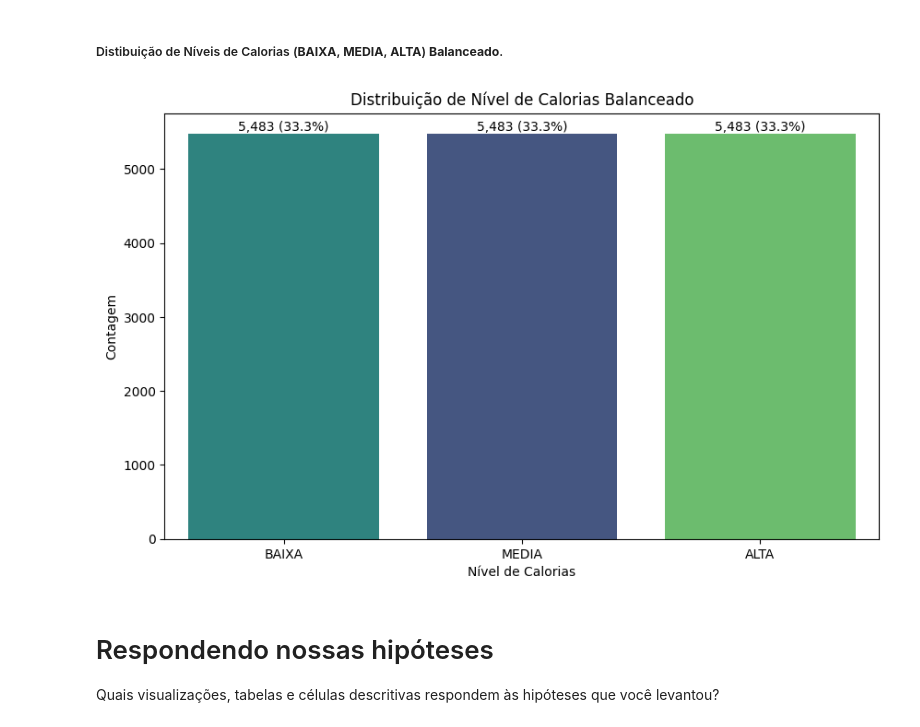
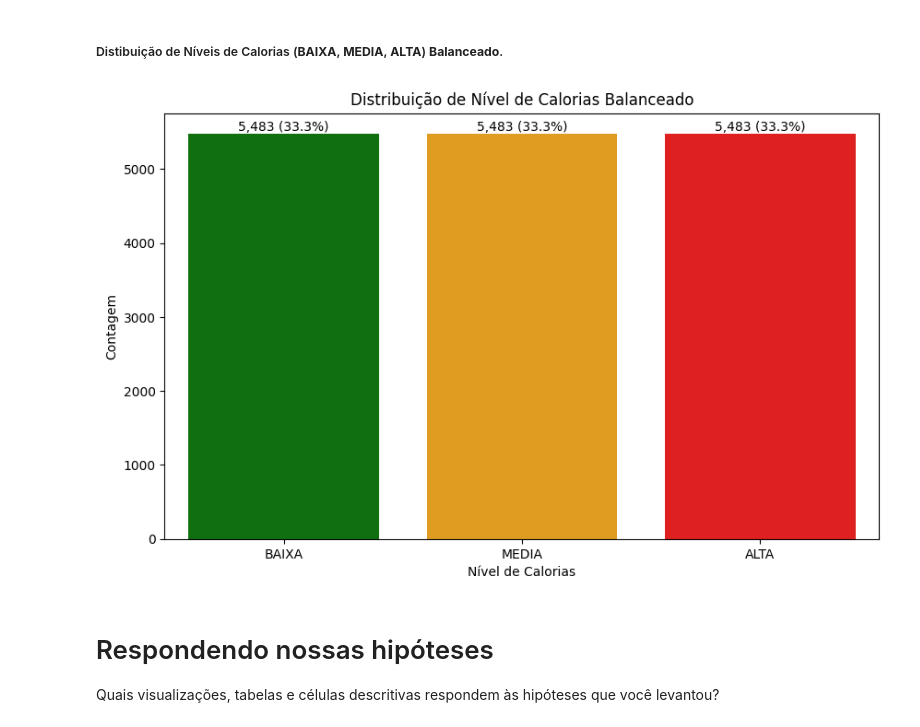
Before and after one commit to MGuidolini/PUC-MVP, a Jupyter notebook: Cópia_de_MVP_Analise_de_Dados_e_Boas_práticas_final.ipynb, the cells around one changed output. Drawn from its saved outputs; the diff is of its cells as text; code cells hidden in the pictures.

```diff
--- a/Cópia_de_MVP_Analise_de_Dados_e_Boas_práticas_final.ipynb
+++ b/Cópia_de_MVP_Analise_de_Dados_e_Boas_práticas_final.ipynb
@@ -288,8 +290,10 @@ dtype: int64
 ###Distibuição de Classes de Calorias (**LOW**, **MEDIUM**, **HIGH**) - **Balanceado**.
 # %%
 plt.figure(figsize=(10, 6))
+# Define a custom palette
+palette_class_colors = {'low': 'green', 'medium': 'orange', 'high': 'red'}
 # gráfico de barras simples
-ax = sns.countplot(x='Classe_de_Calorias', data=dafr_Calorias_balanced, hue='Classe_de_Calorias', palette='viridis', legend=False, order=['low', 'medium', 'high'])
+ax = sns.countplot(x='Classe_de_Calorias', data=dafr_Calorias_balanced, hue='Classe_de_Calorias', palette=palette_class_colors, legend=False, order=['low', 'medium', 'high'])
 plt.title('Distribuição de Classes de Calorias Balanceado')
 plt.xlabel('Classe de Calorias')
 plt.ylabel('Contagem')
@@ -518,8 +542,18 @@ Gráfico de Barras com informações de distribuição da Desvio Padrão dos atr
 # Obtendo os desvios padrão dos atributos numéricos do dataset
 std_values = dafr_Calorias.describe().loc['std']
 
+# Defina uma paleta de cores para cada coluna numérica.
+palette = {
+    'Carboidrato/g': '#3498db',  # Azul
+    'Proteina/g': '#2ecc71',      # Verde
+    'Gordura/g': '#f1c40f',     # Amarelo
+    'Fibra/g': '#a0522d',        # Marrom
+    'Acucar/g': '#e91e63',       # Rosa
+    'Calorias/Kcal': '#e67e22'   # Laranja
+}
+
 plt.figure(figsize=(12, 7))
-ax = sns.barplot(x=std_values.index, y=std_values.values, palette='viridis', hue=std_values.index, legend=False)
+ax = sns.barplot(x=std_values.index, y=std_values.values, palette=[palette.get(col, '#cccccc') for col in std_values.index], hue=std_values.index, legend=False)
 plt.title('Desvio Padrão dos Atributos Numéricos no Dataset Calorias (Desbalanceado)')
 plt.xlabel('Atributo')
 plt.ylabel('Desvio Padrão')
@@ -569,13 +603,21 @@ dtype: float64
 # %% [markdown]
 Gráfico de Barras com informações de distribuição da Desvio Padrão dos atrubutos numéricos dos dados. - **Balanceados**
 # %%
-# Gráfico de Barras com informações de distribuição do desvio padrão dos atributos numéricos do dataset
-
 # Obtendo os desvios padrão dos atributos numéricos do dataset
 std_values = dafr_Calorias_balanced.describe().loc['std']
 
+# Defina uma paleta de cores para cada coluna numérica.
+palette = {
+    'Carboidrato/g': '#3498db',  # Azul
+    'Proteina/g': '#2ecc71',      # Verde
+    'Gordura/g': '#f1c40f',     # Amarelo
+    'Fibra/g': '#a0522d',        # Marrom
+    'Acucar/g': '#e91e63',       # Rosa
+    'Calorias/Kcal': '#e67e22'   # Laranja
+}
+
 plt.figure(figsize=(12, 7))
-ax = sns.barplot(x=std_values.index, y=std_values.values, palette='viridis', hue=std_values.index, legend=False)
+ax = sns.barplot(x=std_values.index, y=std_values.values, palette=[palette.get(col, '#cccccc') for col in std_values.index], hue=std_values.index, legend=False)
 plt.title('Desvio Padrão dos Atributos Numéricos no Dataset Calorias (Balanceado)')
 plt.xlabel('Atributo')
 plt.ylabel('Desvio Padrão')
@@ -1714,8 +1822,10 @@ None
 ##### Distibuição de Níveis de Calorias (**BAIXA**, **MEDIA**, **ALTA**)
 # %%
 plt.figure(figsize=(10, 6))
+# Define a custom palette for Nivel_Calorias
+palette_nivel_colors = {'BAIXA': 'green', 'MEDIA': 'orange', 'ALTA': 'red'}
 # gráfico de barras simples
-ax = sns.countplot(x='Nivel_Calorias', data=dafr_Refeicao, hue='Nivel_Calorias', palette='viridis', legend=False, order=['BAIXA', 'MEDIA', 'ALTA'])
+ax = sns.countplot(x='Nivel_Calorias', data=dafr_Refeicao, hue='Nivel_Calorias', palette=palette_nivel_colors, legend=False, order=['BAIXA', 'MEDIA', 'ALTA'])
 plt.title('Distribuição de Nível de Calorias Balanceado')
 plt.xlabel('Nível de Calorias')
 plt.ylabel('Contagem')
@@ -1809,23 +1919,25 @@ Name: count, dtype: int64
 ##### Distibuição de Níveis de Calorias (**BAIXA**, **MEDIA**, **ALTA**) **Balanceado**.
 # %%
 plt.figure(figsize=(10, 6))
+# Define a custom palette for Nivel_Calorias
+palette_nivel_colors = {'BAIXA': 'green', 'MEDIA': 'orange', 'ALTA': 'red'}
 # gráfico de barras simples
-ax = sns.countplot(x='Nivel_Calorias', data=dafr_Refeicao, hue='Nivel_Calorias', palette='viridis', legend=False, order=['BAIXA', 'MEDIA', 'ALTA'])
+ax = sns.countplot(x='Nivel_Calorias', data=dafr_Refeicao, hue='Nivel_Calorias', palette=palette_nivel_colors, legend=False, order=['BAIXA', 'MEDIA', 'ALTA'])
 plt.title('Distribuição de Nível de Calorias Balanceado')
 plt.xlabel('Nível de Calorias')
 plt.ylabel('Contagem')
 
 # Calcular as contagens e porcentagens
 total = len(dafr_Refeicao)
 for p in ax.patches:
     percentage = '{:.1f}%'.format(100 * p.get_height()/total)
     x = p.get_x() + p.get_width() / 2
     y = p.get_height()
     ax.annotate(f'{int(p.get_height()):,.0f} ({percentage})', (x, y), ha='center', va='bottom', fontsize=10, color='black')
 
 plt.show()
 # %% [output]
-[figure, old version]
+[figure, new version]
 # %% [markdown]
 # Respondendo nossas hipóteses
 
```
Also changed, not shown: parts of 32 cells of this notebook.
